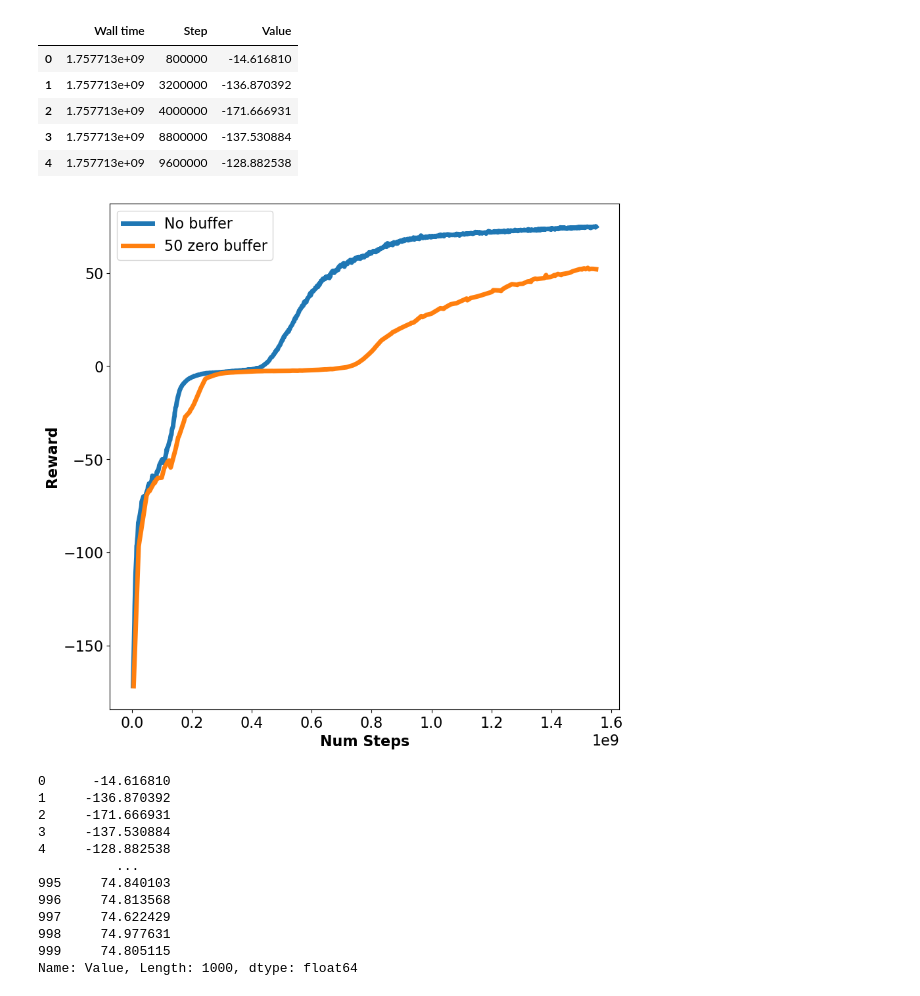
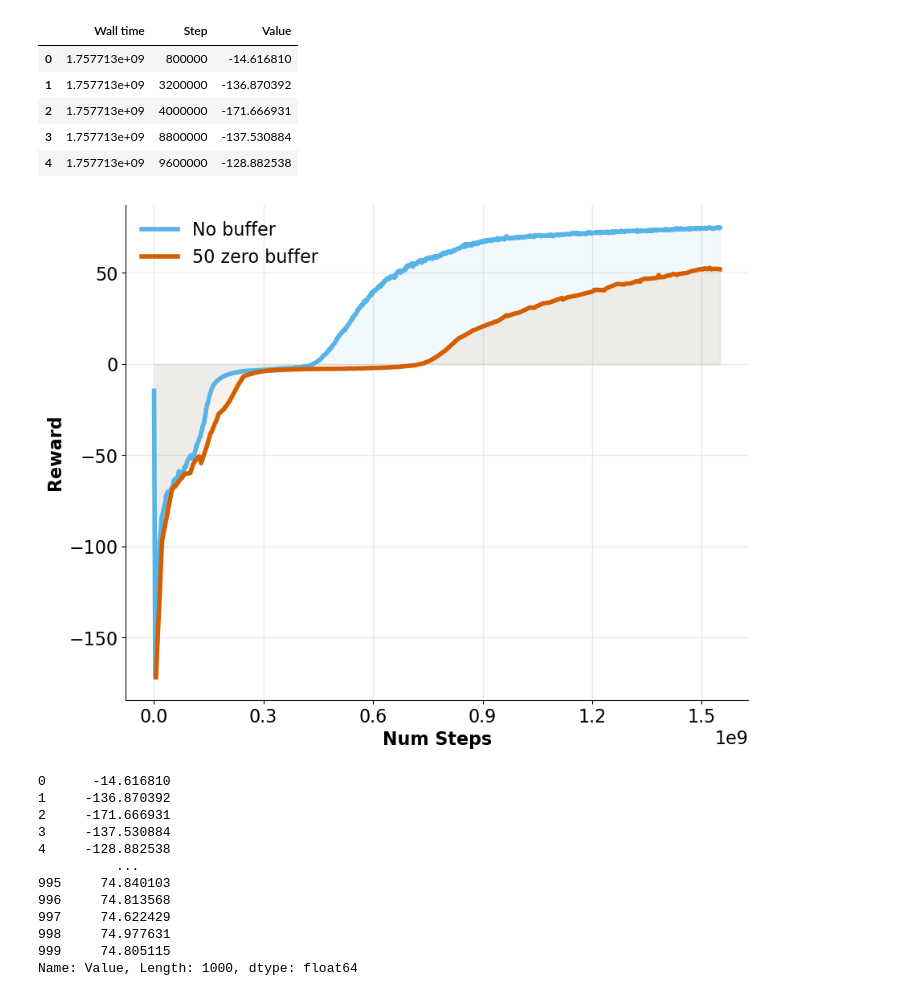
Before and after one commit to DIRECTLab/IsaacLab-HARL, a Jupyter notebook: scripts/reinforcement_learning/harl/paper_plots.ipynb, the cells around one changed output. Drawn from its saved outputs; the diff is of its cells as text; code cells hidden in the pictures.

```diff
--- a/scripts/reinforcement_learning/harl/paper_plots.ipynb
+++ b/scripts/reinforcement_learning/harl/paper_plots.ipynb
@@ -18,20 +18,58 @@ no_buffer.head()
 | 3 | 1.757713e+09 | 8800000 | -137.530884 |
 | 4 | 1.757713e+09 | 9600000 | -128.882538 |
 # %%
-# plt.rcParams['font.family'] = 'monospace'
-plt.rcParams['font.size'] = '16'
-plt.figure(figsize=(10,10))
-max_x_val = len(no_buffer)
-plt.plot(no_buffer['Step'][2:], no_buffer['Value'][2:], lw=5,label='No buffer')
-plt.plot(buffer_100['Step'][:171], buffer_100['Value'][:171], lw=5,label='50 zero buffer')
-# plt.yscale('log')
-plt.xlabel('Num Steps', fontweight='bold', fontsize='16')
-plt.ylabel('Reward', fontweight='bold', fontsize='16')
-# plt.title("My Title", fontweight='bold', fontsize='20')
-plt.legend()
+import matplotlib.pyplot as plt
+from matplotlib.ticker import MaxNLocator
+
+# Use the same palette as before
+PALETTE = {
+    "blue":   "#0072B2",
+    "orange": "#E69F00",
+    "green":  "#009E73",
+    "sky":    "#56B4E9",
+    "red":    "#D55E00",
+    "pink":   "#CC79A7",
+    "yellow": "#F0E442",
+    "black":  "#000000",
+}
+
+def _beautify_axes(ax):
+    ax.grid(True, alpha=0.25, linewidth=1)
+    for spine in ["top", "right"]:
+        ax.spines[spine].set_visible(False)
+    ax.xaxis.set_major_locator(MaxNLocator(nbins=6))
+    ax.yaxis.set_major_locator(MaxNLocator(nbins=6))
+
+
+# ----------------
+# Styled buffer plot
+# ----------------
+plt.rcParams['font.size'] = 16
+fig, ax = plt.subplots(figsize=(10, 8))
+
+# Plot "No buffer"
+ax.plot(no_buffer['Step'], no_buffer['Value'],
+        lw=4, label="No buffer", color=PALETTE["sky"])
+ax.fill_between(no_buffer['Step'], no_buffer['Value'],
+                alpha=0.08, color=PALETTE["sky"])
+
+# Plot "50 zero buffer"
+ax.plot(buffer_100['Step'][:171], buffer_100['Value'][:171],
+        lw=4, label="50 zero buffer", color=PALETTE["red"])
+ax.fill_between(buffer_100['Step'][:171], buffer_100['Value'][:171],
+                alpha=0.08, color=PALETTE["red"])
+
+# Labels and legend
+ax.set_xlabel("Num Steps", fontweight="bold")
+ax.set_ylabel("Reward", fontweight="bold")
+ax.legend(frameon=False)
+
+# Beautify
+_beautify_axes(ax)
+
 plt.show()
 # %% [output]
-[figure, old version]
+[figure, new version]
 # %%
 no_buffer['Value']
 # %% [output]
```
Also changed, not shown: parts of 1 cell of this notebook.
